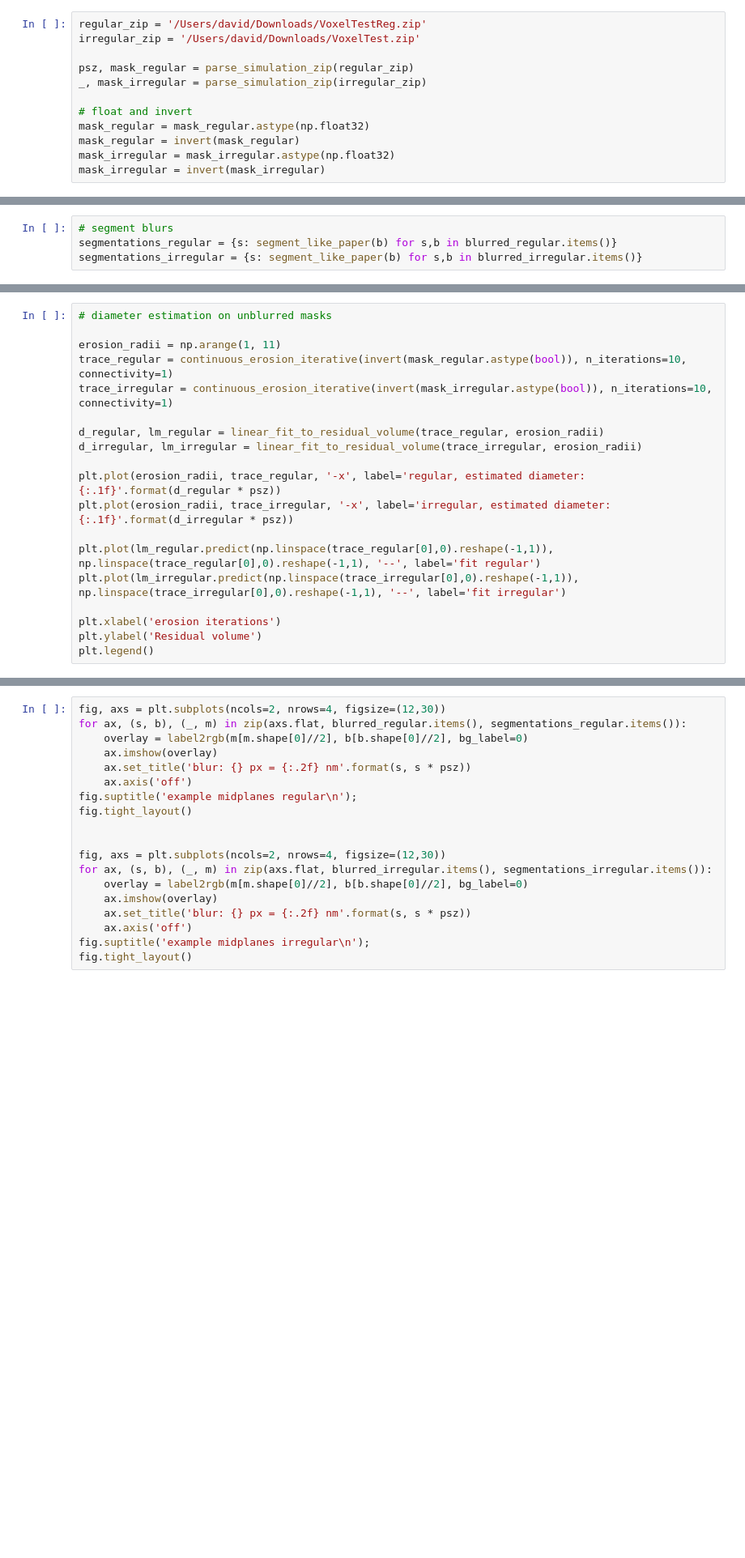
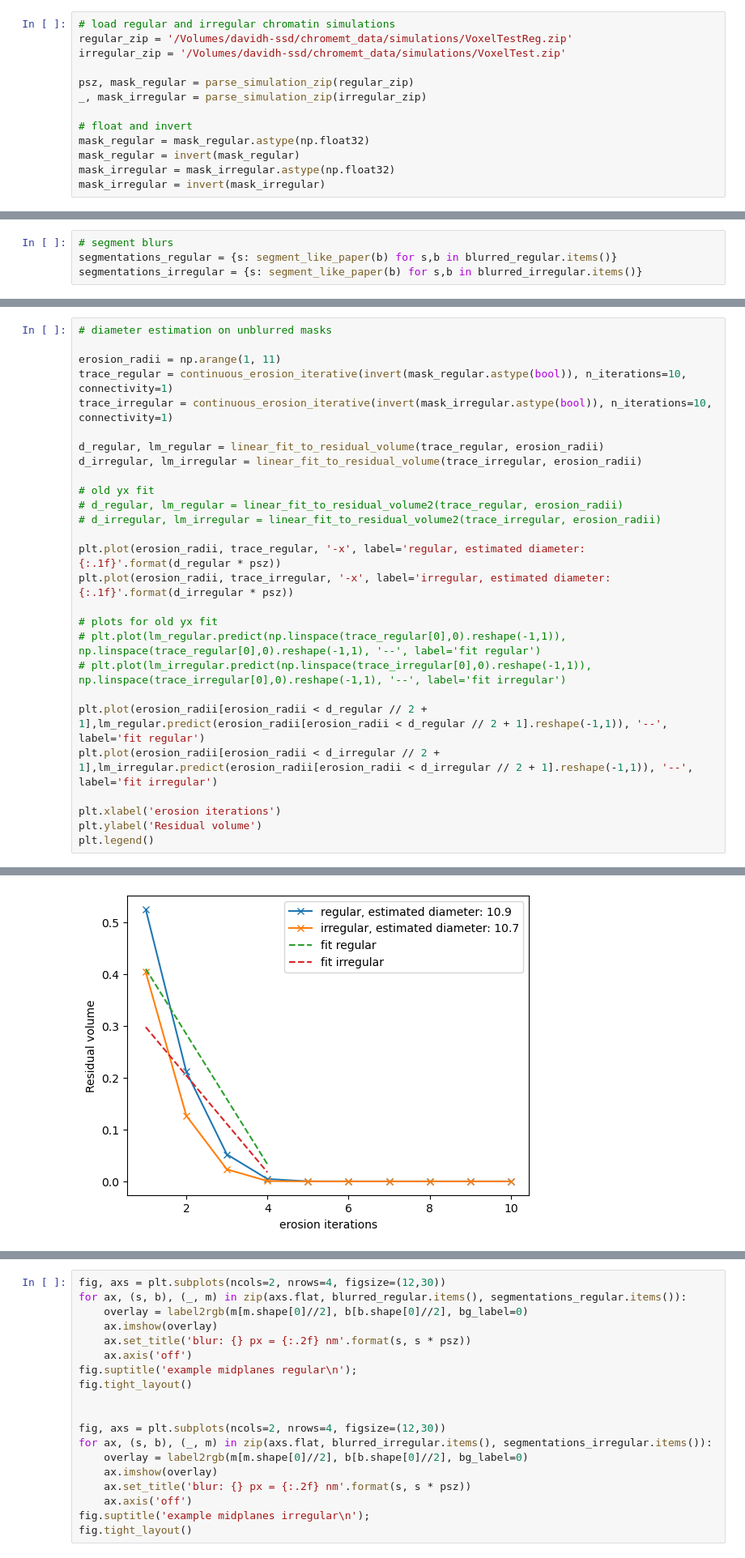
Before and after one commit to CALM-LMU/chromemt-analysis, a Jupyter notebook: chromemt_analysis/metrics_from_simulation.ipynb, the cells around one changed output, grey strips where cells are left out. Shown at 81% size. Drawn from its saved outputs; the diff is of its cells as text; blank space fills up the shorter version.

Commit message:
added comments, changed linear fit to y ~ x

```diff
--- a/chromemt_analysis/metrics_from_simulation.ipynb
+++ b/chromemt_analysis/metrics_from_simulation.ipynb
@@ -11,6 +10,7 @@ vol.shape
 # %%
-regular_zip = '/Users/david/Downloads/VoxelTestReg.zip'
-irregular_zip = '/Users/david/Downloads/VoxelTest.zip'
+# load regular and irregular chromatin simulations
+regular_zip = '/Volumes/davidh-ssd/chromemt_data/simulations/VoxelTestReg.zip'
+irregular_zip = '/Volumes/davidh-ssd/chromemt_data/simulations/VoxelTest.zip'
 
 psz, mask_regular = parse_simulation_zip(regular_zip)
 _, mask_irregular = parse_simulation_zip(irregular_zip)
@@ -73,12 +101,21 @@ trace_irregular = continuous_erosion_iterative(invert(mask_irregular.astype(bool
 d_regular, lm_regular = linear_fit_to_residual_volume(trace_regular, erosion_radii)
 d_irregular, lm_irregular = linear_fit_to_residual_volume(trace_irregular, erosion_radii)
 
+# old yx fit
+# d_regular, lm_regular = linear_fit_to_residual_volume2(trace_regular, erosion_radii)
+# d_irregular, lm_irregular = linear_fit_to_residual_volume2(trace_irregular, erosion_radii)
+
 plt.plot(erosion_radii, trace_regular, '-x', label='regular, estimated diameter: {:.1f}'.format(d_regular * psz))
 plt.plot(erosion_radii, trace_irregular, '-x', label='irregular, estimated diameter: {:.1f}'.format(d_irregular * psz))
 
-plt.plot(lm_regular.predict(np.linspace(trace_regular[0],0).reshape(-1,1)), np.linspace(trace_regular[0],0).reshape(-1,1), '--', label='fit regular')
-plt.plot(lm_irregular.predict(np.linspace(trace_irregular[0],0).reshape(-1,1)), np.linspace(trace_irregular[0],0).reshape(-1,1), '--', label='fit irregular')
+# plots for old yx fit
+# plt.plot(lm_regular.predict(np.linspace(trace_regular[0],0).reshape(-1,1)), np.linspace(trace_regular[0],0).reshape(-1,1), '--', label='fit regular')
+# plt.plot(lm_irregular.predict(np.linspace(trace_irregular[0],0).reshape(-1,1)), np.linspace(trace_irregular[0],0).reshape(-1,1), '--', label='fit irregular')
+
+plt.plot(erosion_radii[erosion_radii < d_regular // 2 + 1],lm_regular.predict(erosion_radii[erosion_radii < d_regular // 2 + 1].reshape(-1,1)), '--', label='fit regular')
+plt.plot(erosion_radii[erosion_radii < d_irregular // 2 + 1],lm_irregular.predict(erosion_radii[erosion_radii < d_irregular // 2 + 1].reshape(-1,1)), '--', label='fit irregular')
 
 plt.xlabel('erosion iterations')
 plt.ylabel('Residual volume')
 plt.legend()
+# %% [output]
@@ -85,3 +123,4 @@ plt.legend()
+[figure, added]
 # %%
 # estimated diameters from blurred
 erosion_radii = np.arange(1, 21)
```
Also changed, not shown: parts of 14 cells of this notebook, 4 other files.
